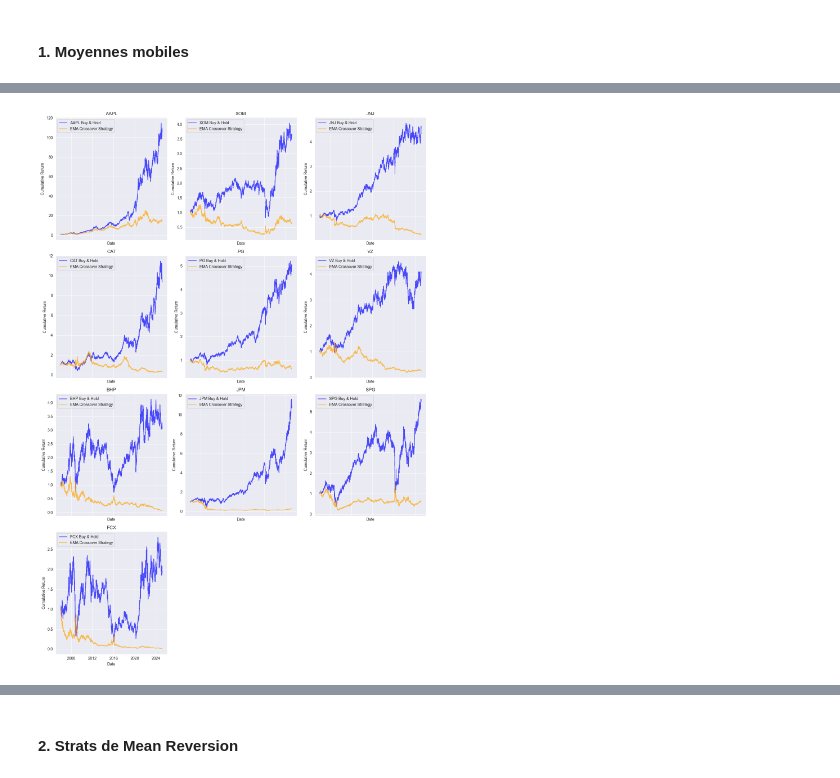
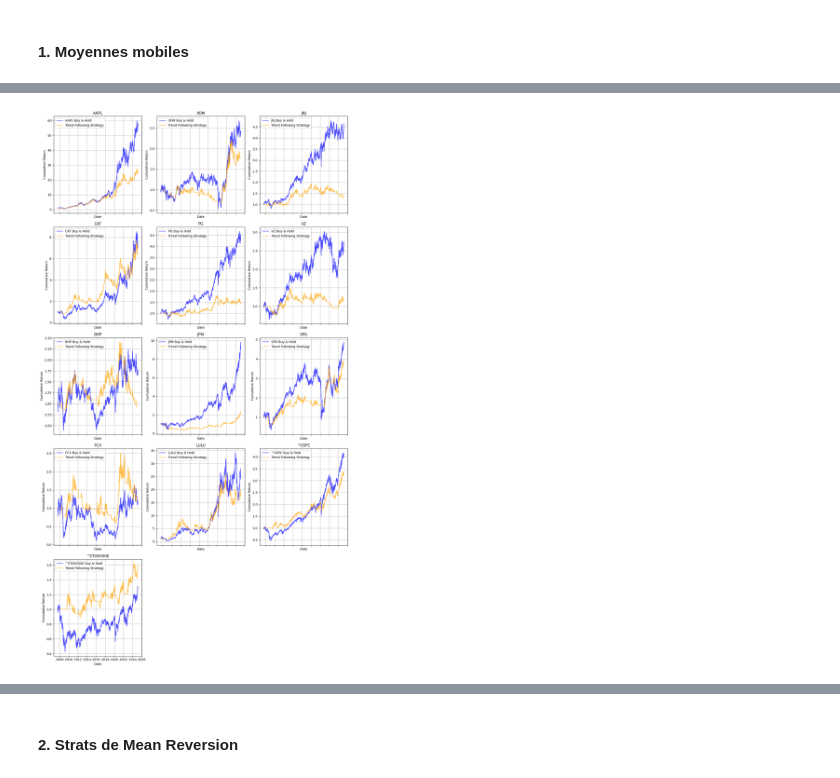
Before and after one commit to ethantrentin/Markets-Physic, a Jupyter notebook: TP2.ipynb, the cells around one changed output, grey strips where cells are left out. Drawn from its saved outputs; the diff is of its cells as text; code cells hidden in the pictures.

```diff
--- a/TP2.ipynb
+++ b/TP2.ipynb
@@ -60,6 +65,8 @@ df
 # %%
-t = "LULU"
+t = "^GSPC"
+plt.style.use('default')
 df[t].plot()
 plt.title(f"Cours de l'action {t}")
+plt.grid(True)
 plt.show()
 # %% [output]
@@ -124,8 +131,44 @@ def ema_crossover_strategy(df, tickers, short_window, long_window):
         )
 
     return signals
+# %%
+# pas utile pour la Q1, strategie de momentum sur une MM
+
+def trend_following_strategy(df, tickers, window,long_only=False):
+    """
+    Implements a simple MA following strategy.
+
+    Args:
+        df : pandas.DataFrame
+            DataFrame with the adjusted close prices of stocks.
+        tickers : list
+            List of ticker symbols corresponding to the columns in df.
+        window : int
+            the window for the MA.
+
+    Returns:
+        signals : pandas.DataFrame
+            DataFrame with the signals and EMA values for each stock.
+    """
+    signals = pd.DataFrame(index=df.index)
+
+    for stock in tickers:
+        # Compute the MA.
+        signals[stock + " MA"] = df[stock].rolling(window=window).mean()
+
+        # Generate signals: 1 if stock > MA, else -1.
+        signals[stock + " Signal"] = np.where(
+            df[stock] >= signals[stock + " MA"],
+            1,
+            -1*(1-long_only)
+        )
+
+    return signals
 # %%
 # On applique la stratégie à nos données
-signals = ema_crossover_strategy(df, tickers, 10, 50)
+#strategy = "EMA Crossover"
+strategy = "Trend Following"
+#signals = ema_crossover_strategy(df, tickers, 10, 50)
+signals = trend_following_strategy(df, tickers, 200, long_only=True)
 signals
 # %% [output]
@@ -153,35 +196,36 @@ for stock in tickers:
                                                                        'Signal')].shift(1) * df_question1[stock + '_return']
     df_question1.loc[:, 'Cumulative_' + stock] = (1 + df_question1[stock + '_return']).cumprod()
     df_question1.loc[:, stock + '_Cumulative_Strategy'] = (1 + df_question1[stock + '_Strategy_return']).cumprod()
 
 n_tickers = len(tickers)
 ncols = 3
 nrows = math.ceil(n_tickers / ncols)
 
 # Create a grid of subplots
+plt.style.use('default')
 fig, axes = plt.subplots(nrows, ncols, figsize=(14, 5 * nrows), sharex=True,
                          sharey=False)
 axes = axes.flatten()
 
 for idx, stock in enumerate(tickers):
     ax = axes[idx]
     ax.plot(df_question1.index, df_question1['Cumulative_' + stock],
             label=stock + ' Buy & Hold', color='blue', alpha=0.7)
     ax.plot(df_question1.index, df_question1[stock + '_Cumulative_Strategy'],
-            label='EMA Crossover Strategy', color='orange', alpha=0.7)
+            label=strategy+' Strategy', color='orange', alpha=0.7)
     ax.set_title(f'{stock}')
     ax.set_xlabel('Date')
     ax.set_ylabel('Cumulative Return')
     ax.legend()
     ax.grid(True)
 
 for i in range(idx + 1, len(axes)):
     fig.delaxes(axes[i])
 
 plt.tight_layout()
 plt.show()
 # %% [output]
-[figure, old version]
+[figure, new version]
 # %%
 A_values = np.linspace(1, 100, 100)  # Short window values
 B_values = np.linspace(2, 101, 100)  # Long window values
```
Also changed, not shown: parts of 25 cells of this notebook.
